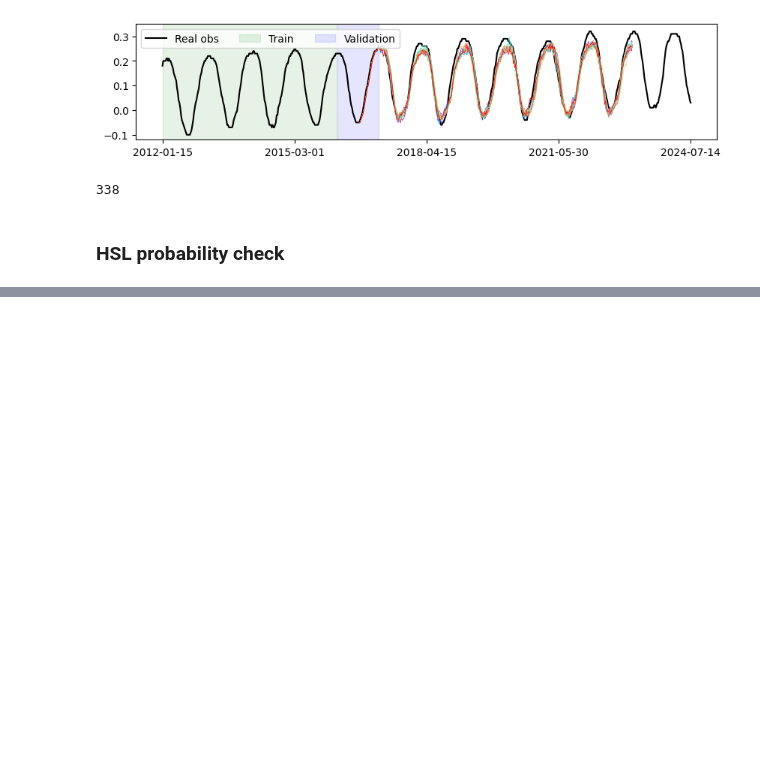
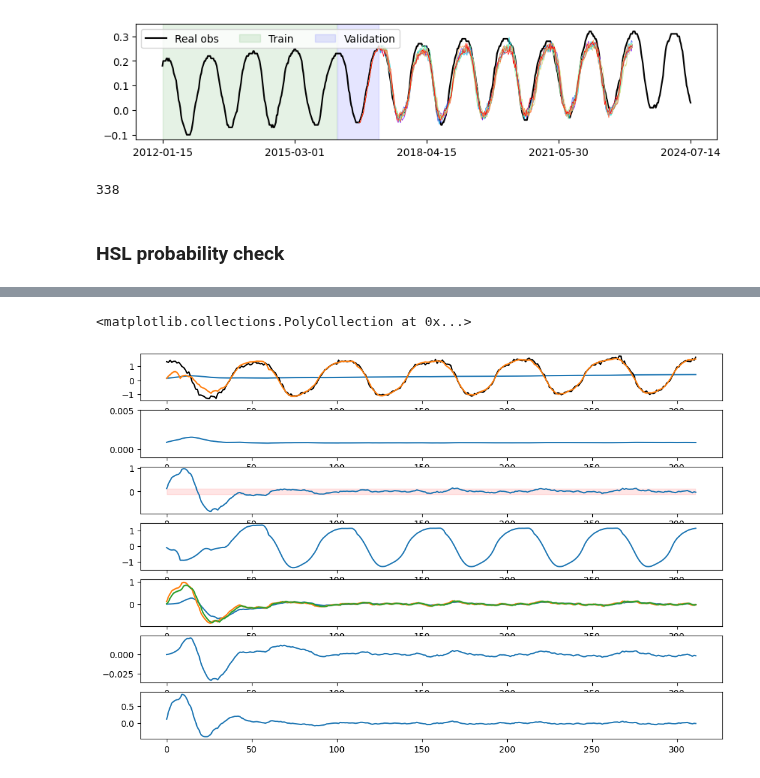
Before and after one commit to zhanwen-xin/cuTAGI, a Jupyter notebook: examples/hsl_il_real_ts_tagiv_agent.ipynb, the cells around one changed output, grey strips where cells are left out. Cells and saved outputs as stored; diff of their text form; code cells hidden in the pictures; blank space fills up the shorter version.

```diff
--- a/examples/hsl_il_real_ts_tagiv_agent.ipynb
+++ b/examples/hsl_il_real_ts_tagiv_agent.ipynb
@@ -74,6 +78,18 @@ train_dtl = TimeSeriesDataloader(
                             time_covariates = time_covariates,  # 'hour_of_day','day_of_week', 'week_of_year', 'month_of_year','quarter_of_year', 'day_of_year'
                         )
 
+train_val_dtl = TimeSeriesDataloader(
+                            x_file = 'data/CASC_LGA007EFAPRG910_2024_07/ytrain_yval_obs.csv',
+                            date_time_file = 'data/CASC_LGA007EFAPRG910_2024_07/ytrain_yval_datetime.csv',
+                            output_col = output_col,
+                            input_seq_len = input_seq_len,
+                            output_seq_len = output_seq_len,
+                            num_features = num_features,
+                            x_mean=train_dtl.x_mean,
+                            x_std=train_dtl.x_std,
+                            stride = seq_stride,
+                            time_covariates = time_covariates,  # 'hour_of_day','day_of_week', 'week_of_year', 'month_of_year','quarter_of_year', 'day_of_year'
+                        )
 
 real_ts_dtl = TimeSeriesDataloader(
                             x_file = 'data/CASC_LGA007EFAPRG910_2024_07/y_all_obs.csv',
@@ -143 +598,46 @@ syn_ts_dtl = SyntheticTimeSeriesDataloader(
+# %%
+from matplotlib import gridspec
+fig = plt.figure(figsize=(12, 8))
+gs = gridspec.GridSpec(7, 1)
+ax0 = plt.subplot(gs[0])
+ax1 = plt.subplot(gs[1])
+ax2 = plt.subplot(gs[2])
+ax3 = plt.subplot(gs[3])
+ax4 = plt.subplot(gs[4])
+ax5 = plt.subplot(gs[5])
+ax6 = plt.subplot(gs[6])
+
+ax0.plot(np.transpose(hidden_state_one_ts['mu'])[0])
+ax0.fill_between(range(len(obs_norm)), np.array(np.transpose(hidden_state_one_ts['mu'])[0]) - np.array(hidden_state_one_ts['var'])[:,0,0], np.array(np.transpose(hidden_state_one_ts['mu'])[0]) + np.array(hidden_state_one_ts['var'])[:,0,0], alpha=0.2)
+ax0.plot(obs_norm, 'k')
+ax0.plot(prediction_one_ts['mu'])
+ax0.fill_between(range(len(obs_norm)), np.array(prediction_one_ts['mu']) - np.sqrt(np.array(prediction_one_ts['var'])), np.array(prediction_one_ts['mu']) + np.sqrt(np.array(prediction_one_ts['var'])), alpha=0.2)
+
+ax1.plot(np.transpose(hidden_state_one_ts['mu'])[1])
+ax1.fill_between(range(len(obs_norm)), np.array(np.transpose(hidden_state_one_ts['mu'])[1]) - np.array(hidden_state_one_ts['var'])[:,1,1], np.array(np.transpose(hidden_state_one_ts['mu'])[1]) + np.array(hidden_state_one_ts['var'])[:,1,1], alpha=0.2)
+ax1.set_ylim(-0.001, 0.005)
+
+ax2.plot(np.transpose(hidden_state_one_ts['mu'])[2])
+ax2.fill_between(range(len(obs_norm)), np.array(np.transpose(hidden_state_one_ts['mu'])[2]) - np.array(hidden_state_one_ts['var'])[:,2,2], np.array(np.transpose(hidden_state_one_ts['mu'])[2]) + np.array(hidden_state_one_ts['var'])[:,2,2], alpha=0.2)
+ax2.fill_between(range(len(obs_norm)), np.zeros_like(len(obs_norm))-2*np.sqrt(AR_var_stationary), np.zeros_like(len(obs_norm))+2*np.sqrt(AR_var_stationary), color='red', alpha=0.1)
+# ax2.set_ylim(-0.52, 0.52)
+
+ax3.plot(np.transpose(hidden_state_one_ts['mu'])[3])
+ax3.fill_between(range(len(obs_norm)), np.array(np.transpose(hidden_state_one_ts['mu'])[3]) - np.array(hidden_state_one_ts['var'])[:,3,3], np.array(np.transpose(hidden_state_one_ts['mu'])[3]) + np.array(hidden_state_one_ts['var'])[:,3,3], alpha=0.2)
+
+ax4.plot(np.transpose(drift_hidden_state_one_ts['mu'])[0])
+ax4.fill_between(range(len(obs_norm)), np.array(np.transpose(drift_hidden_state_one_ts['mu'])[0]) - np.array(drift_hidden_state_one_ts['var'])[:,0,0], np.array(np.transpose(drift_hidden_state_one_ts['mu'])[0]) + np.array(drift_hidden_state_one_ts['var'])[:,0,0], alpha=0.2)
+ax4.plot(np.transpose(hidden_state_one_ts['mu'])[2])
+ax4.fill_between(range(len(obs_norm)), np.array(np.transpose(hidden_state_one_ts['mu'])[2]) - np.sqrt(np.array(hidden_state_one_ts['var'])[:,2,2]), np.array(np.transpose(hidden_state_one_ts['mu'])[2]) + np.sqrt(np.array(hidden_state_one_ts['var'])[:,2,2]), alpha=0.2)
+ax4.plot(drift_prediction_one_ts['mu'])
+ax4.fill_between(range(len(obs_norm)), np.array(drift_prediction_one_ts['mu']) - np.sqrt(np.array(drift_prediction_one_ts['var'])), np.array(drift_prediction_one_ts['mu']) + np.sqrt(np.array(drift_prediction_one_ts['var'])), alpha=0.2)
+
+ax5.plot(np.transpose(drift_hidden_state_one_ts['mu'])[1])
+ax5.fill_between(range(len(obs_norm)), np.array(np.transpose(drift_hidden_state_one_ts['mu'])[1]) - np.array(drift_hidden_state_one_ts['var'])[:,1,1], np.array(np.transpose(drift_hidden_state_one_ts['mu'])[1]) + np.array(drift_hidden_state_one_ts['var'])[:,1,1], alpha=0.2)
+
+ax6.plot(np.transpose(drift_hidden_state_one_ts['mu'])[-1])
+ax6.fill_between(range(len(obs_norm)), np.array(np.transpose(drift_hidden_state_one_ts['mu'])[-1]) - np.array(drift_hidden_state_one_ts['var'])[:,-1,-1], np.array(np.transpose(drift_hidden_state_one_ts['mu'])[-1]) + np.array(drift_hidden_state_one_ts['var'])[:,-1,-1], alpha=0.2)
+# %% [output]
+<matplotlib.collections.PolyCollection at 0x...>
+[figure, added]
 # %%
```
Also changed, not shown: parts of 11 cells of this notebook, 1 other file.
